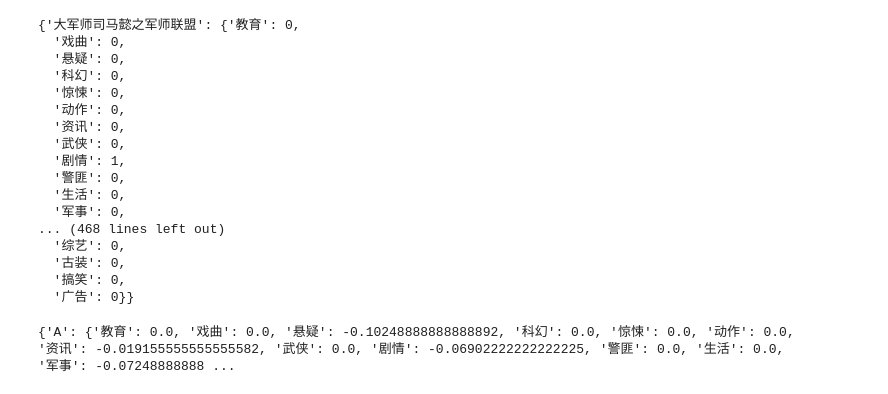
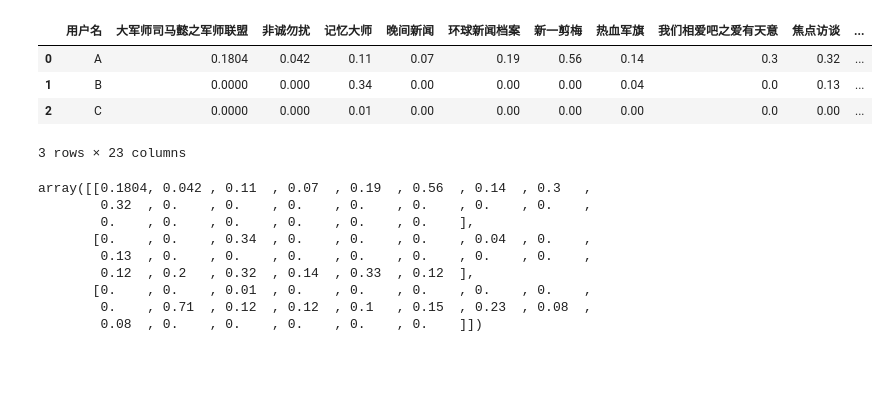
Before and after one commit to Jacky-007/master, a Jupyter notebook: 第二次作业/CB样例.ipynb, the cells around one changed output. Cells and saved outputs as stored; diff of their text form; code cells hidden in the pictures; blank space fills up the shorter version.

```diff
--- a/第二次作业/CB样例.ipynb
+++ b/第二次作业/CB样例.ipynb
@@ -237,28 +213,20 @@ items_users_saw_names1
-# %%
-# 按照"所有用户看过的节目及所属类型的01矩阵"的列序排列的所有用户观看过的节目名称
-items_users_saw_profiles = createItemsProfiles(data_array2, all_labels, items_users_saw_names2)
-items_users_saw_profiles
-# %% [output]
-{'大军师司马懿之军师联盟': {'教育': 0,
-  '戏曲': 0,
-  '悬疑': 0,
-  '科幻': 0,
-  '惊悚': 0,
-  '动作': 0,
-  '资讯': 0,
-  '武侠': 0,
-  '剧情': 1,
-  '警匪': 0,
-  '生活': 0,
-  '军事': 0,
-... (468 lines left out)
-  '综艺': 0,
-  '古装': 0,
-  '搞笑': 0,
-  '广告': 0}}
-# %%
-# 建立用户画像users_profiles和用户看过的节目集items_users_saw
-(users_profiles, items_users_saw) = createUsersProfiles(data_array1, all_users_names, items_users_saw_names1, all_labels, items_users_saw_profiles)
-print(users_profiles)
-# %% [output]
-{'A': {'教育': 0.0, '戏曲': 0.0, '悬疑': -0.10248888888888892, '科幻': 0.0, '惊悚': 0.0, '动作': 0.0, '资讯': -0.019155555555555582, '武侠': 0.0, '剧情': -0.06902222222222225, '警匪': 0.0, '生活': 0.0, '军事': -0.07248888888 ...
+# %%
+df1
+# %% [output]
+|  | 用户名 | 大军师司马懿之军师联盟 | 非诚勿扰 | 记忆大师 | 晚间新闻 | 环球新闻档案 | 新一剪梅 | 热血军旗 | 我们相爱吧之爱有天意 | 焦点访谈 | ... |
+| 0 | A | 0.1804 | 0.042 | 0.11 | 0.07 | 0.19 | 0.56 | 0.14 | 0.3 | 0.32 | ... |
+| 1 | B | 0.0000 | 0.000 | 0.34 | 0.00 | 0.00 | 0.00 | 0.04 | 0.0 | 0.13 | ... |
+| 2 | C | 0.0000 | 0.000 | 0.01 | 0.00 | 0.00 | 0.00 | 0.00 | 0.0 | 0.00 | ... |
+3 rows × 23 columns
+# %%
+data_array1
+# %% [output]
+array([[0.1804, 0.042 , 0.11  , 0.07  , 0.19  , 0.56  , 0.14  , 0.3   ,
+        0.32  , 0.    , 0.    , 0.    , 0.    , 0.    , 0.    , 0.    ,
+        0.    , 0.    , 0.    , 0.    , 0.    , 0.    ],
+       [0.    , 0.    , 0.34  , 0.    , 0.    , 0.    , 0.04  , 0.    ,
+        0.13  , 0.    , 0.    , 0.    , 0.    , 0.    , 0.    , 0.    ,
+        0.12  , 0.2   , 0.32  , 0.14  , 0.33  , 0.12  ],
+       [0.    , 0.    , 0.01  , 0.    , 0.    , 0.    , 0.    , 0.    ,
+        0.    , 0.71  , 0.12  , 0.12  , 0.1   , 0.15  , 0.23  , 0.08  ,
+        0.08  , 0.    , 0.    , 0.    , 0.    , 0.    ]])
```
Also changed, not shown: parts of 10 cells of this notebook, 6 other files.
